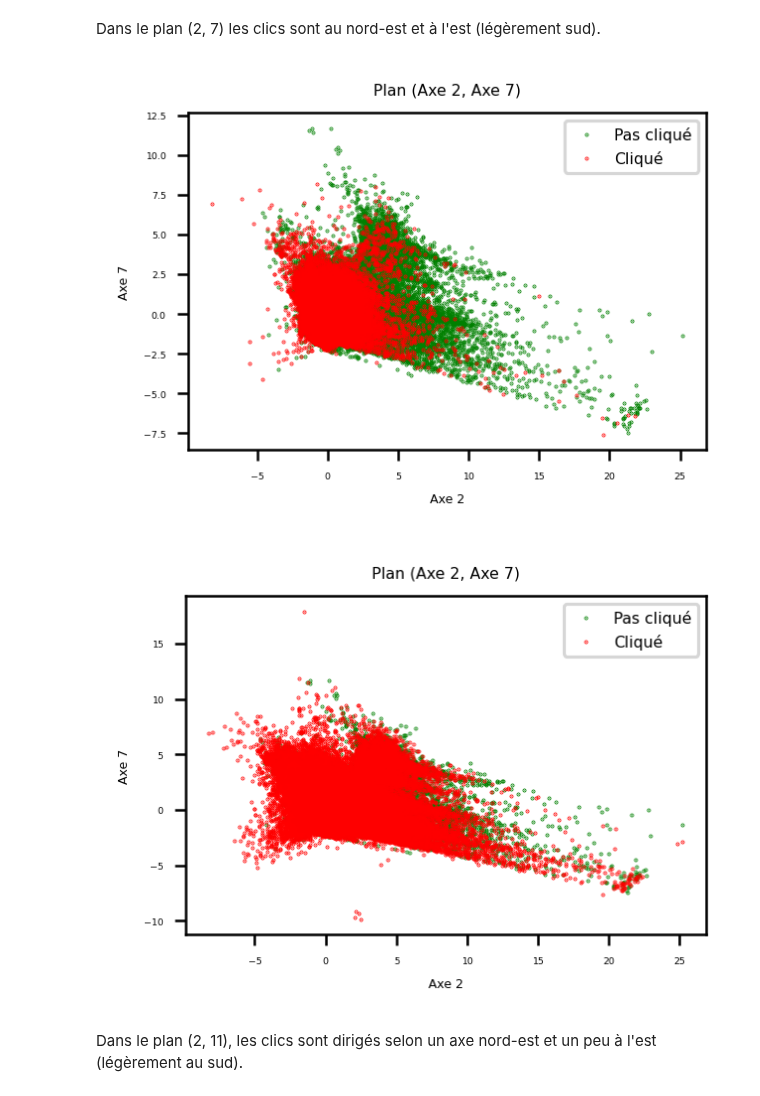
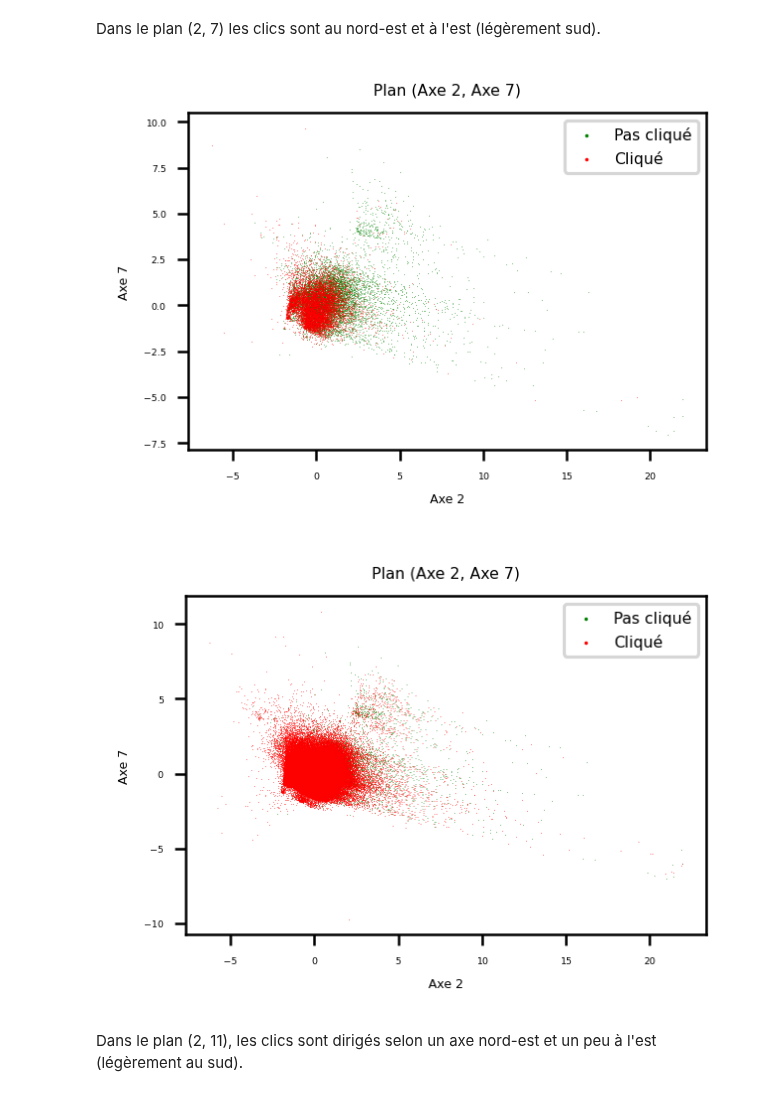
Before and after one commit to baptiste-pasquier/statapp, a Jupyter notebook: acp.ipynb, the cells around one changed output. Cells and saved outputs as stored; diff of their text form; code cells hidden in the pictures.

```diff
--- a/acp.ipynb
+++ b/acp.ipynb
@@ -168,12 +168,16 @@ def affichage_plan_factoriel_equal(i, j, pourcentage=1, equal=False, markersize=
         print(f"Nombre de points rouges : {len(coord_not_cliqued[0][::N_not])}")
         print(f"Nombre de points verts : {len(coord_cliqued[0][::N])}")
 
-    plt.plot(coord_cliqued[i-1][::N], coord_cliqued[j-1][::N], marker='.', color='g', linestyle="None", markersize=markersize, alpha=alpha)
-    plt.plot(coord_not_cliqued[i-1][::N_not], coord_not_cliqued[j-1][::N_not], marker='.', color='r', linestyle="None", markersize=markersize, alpha=alpha)
+    plt.scatter(coord_cliqued[i-1][::N], coord_cliqued[j-1][::N], marker='.', color='g', linewidths=0, s=markersize, alpha=alpha)
+    plt.scatter(coord_not_cliqued[i-1][::N_not], coord_not_cliqued[j-1][::N_not], marker='.', color='r', linewidths=0, s=markersize, alpha=alpha)
     plt.xlabel(f'Axe {i}', size=4)
     plt.ylabel(f'Axe {j}', size=4)
     plt.title(f'Plan (Axe {i}, Axe {j})', size=5)
-    plt.legend(['Pas cliqué', 'Cliqué'], prop={'size': 5})
+    legend = plt.legend(['Pas cliqué', 'Cliqué'], prop={'size': 5})
+    for lh in legend.legendHandles:
+        lh.set_alpha(1.0)
+        lh.set_sizes([5])
+    plt.show()
     # plt.savefig('plan_axe1_axe2.png', dpi = 500, bbox_inches='tight', figsize=(10,6))
     # plt.close()
     plt.show()
@@ -188,13 +192,13 @@ def affichage_plan_factoriel(i,j):
 # %% [markdown]
 Dans le plan (2, 7) les clics sont au nord-est et à l'est (légèrement sud).
 # %%
-affichage_plan_factoriel_equal(2, 7, equal=True)
+affichage_plan_factoriel_equal(2, 7, pourcentage=0.1, markersize=0.5, alpha=0.5, equal=True)
 # %% [output]
-[figure, old version]
+[figure, new version]
 # %%
-affichage_plan_factoriel_equal(2, 7, equal=False)
+affichage_plan_factoriel_equal(2, 7, pourcentage=0.1, markersize=0.5, alpha=0.5, equal=False)
 # %% [output]
-[figure, old version]
+[figure, new version]
 # %% [markdown]
 Dans le plan (2, 11), les clics sont dirigés selon un axe nord-est et un peu à l'est (légèrement au sud).
 # %%
```
Also changed, not shown: parts of 18 cells of this notebook.
